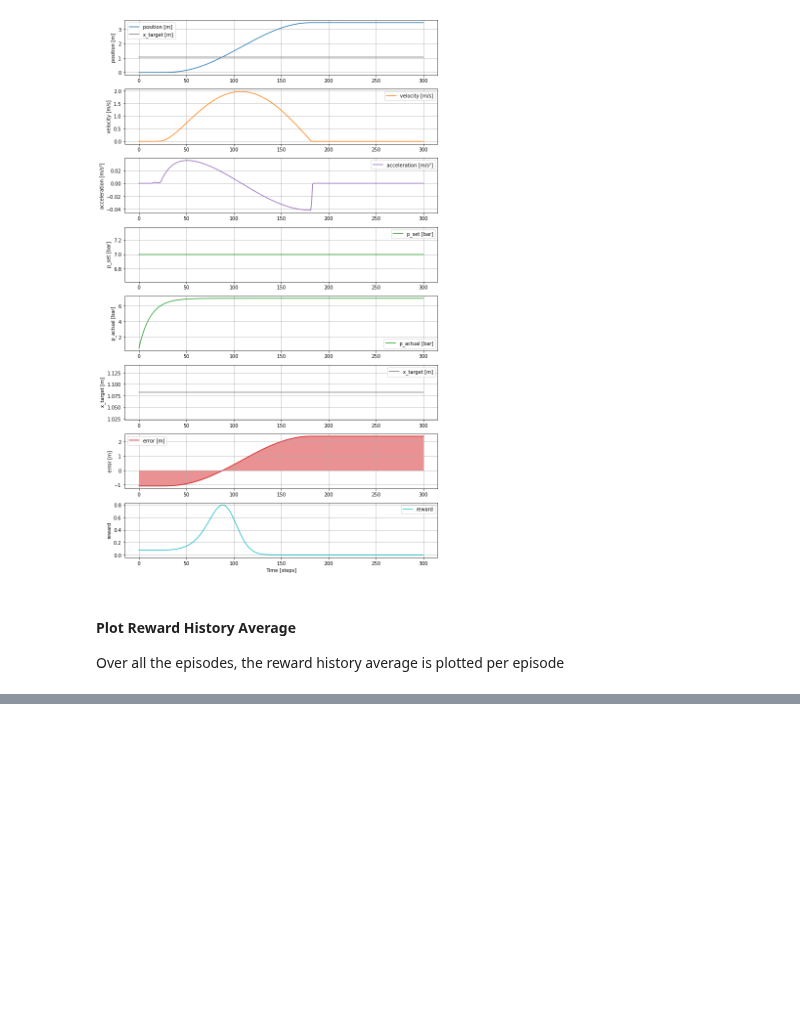
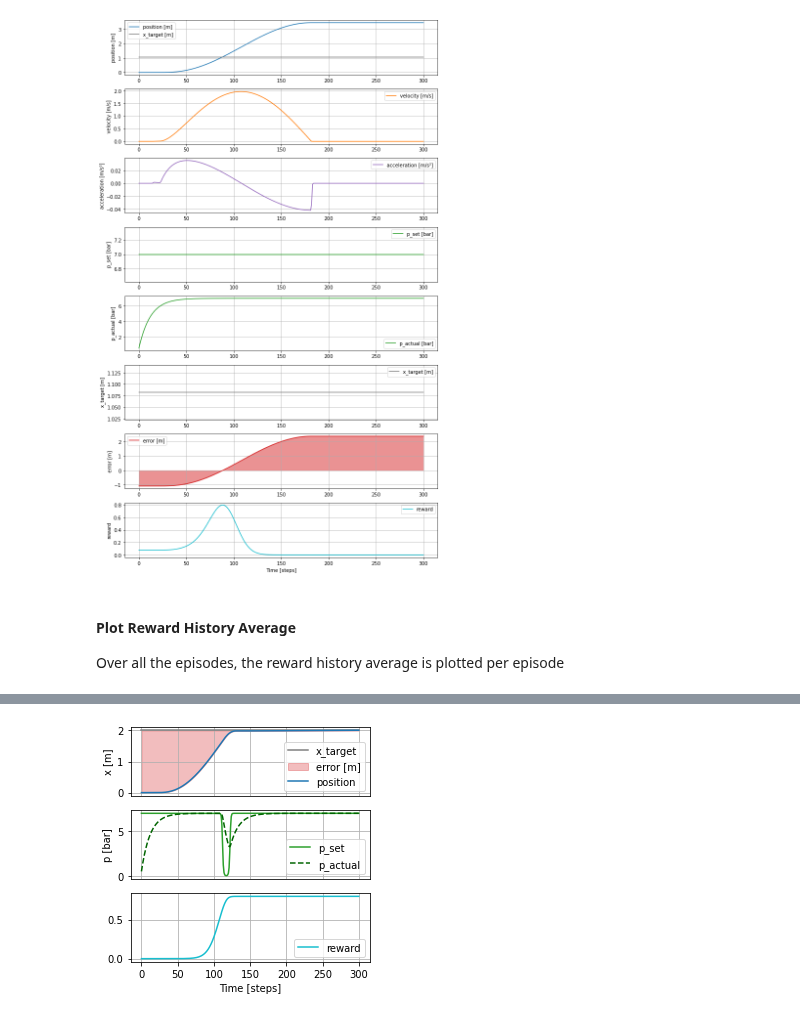
Before and after one commit to Sven-J-Steinert/Rocket-Hopper-DDPG, a Jupyter notebook: ddpg.ipynb, the cells around one changed output, grey strips where cells are left out. Cells and saved outputs as stored; diff of their text form; code cells hidden in the pictures; blank space fills up the shorter version.

```diff
--- a/ddpg.ipynb
+++ b/ddpg.ipynb
@@ -817,0 +796,4 @@ final test score: 162.72
+# %%
+plot_doc(pid_logs[0],'img/pid.pdf')
+# %% [output]
+[figure, added]
```
Also changed, not shown: parts of 6 cells of this notebook, 10 other files.
